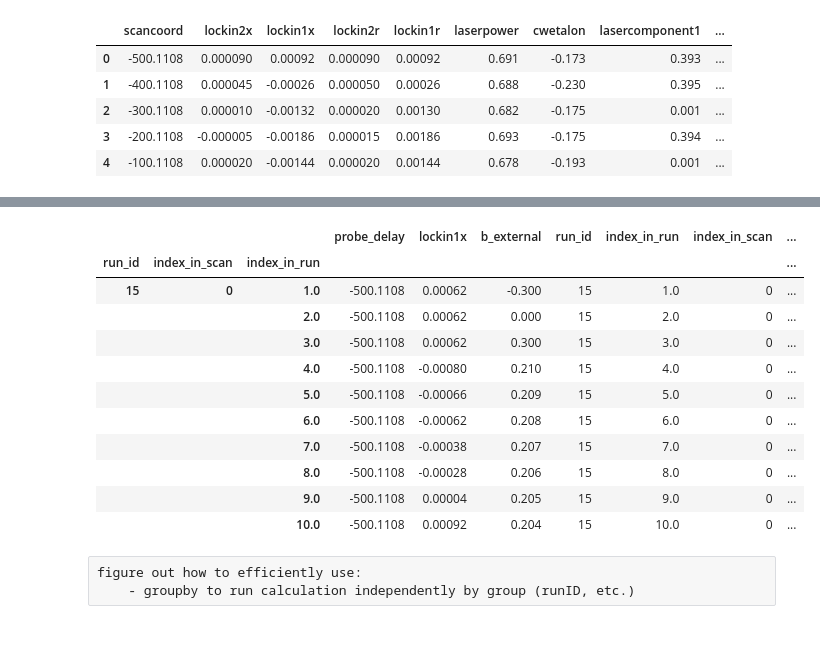
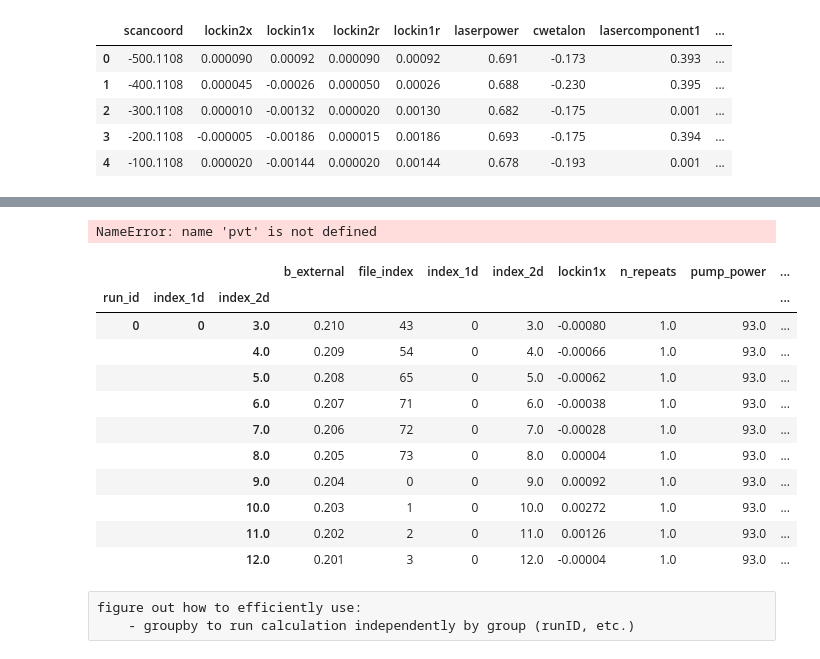
Before and after one commit to mwmacmahon/experimentdataanalysis, a Jupyter notebook: TRKR Phase Analysis via Pandas.ipynb, the cells around one changed output, grey strips where cells are left out. Drawn from its saved outputs; the diff is of its cells as text; code cells hidden in the pictures.

```diff
--- a/TRKR Phase Analysis via Pandas.ipynb
+++ b/TRKR Phase Analysis via Pandas.ipynb
@@ -229,0 +789,4 @@ x`
+# %%
+pvt.values
+# %% [output]
+NameError: name 'pvt' is not defined
@@ -230,22 +830,23 @@ x`
 # %%
-slow_RSA_dataframe = giant_dataframe.query('scancoord > 1.0 or scancoord < -1.0')  # can't be b-field, ensures TRKR
+slow_RSA_dataframe = full_dataframe.query('scancoord > 1.0 or scancoord < -1.0')  # can't be b-field, ensures TRKR
+slow_RSA_dataframe.query('b_external < 0.3 and b_external > 0', inplace=True)
 slow_RSA_dataframe.rename(columns={'scancoord': 'probe_delay'}, inplace=True)
-slow_RSA_dataframe.set_index(['run_id', 'index_in_scan', 'index_in_run'], drop=False, append=False, inplace=True)
+slow_RSA_dataframe.set_index(['run_id', 'index_1d', 'index_2d'], drop=False, append=False, inplace=True)
 slow_RSA_dataframe.sort_index(ascending=True, inplace=True)
 slow_RSA_dataframe.head(10)
 # %% [output]
-|  |  |  | probe_delay | lockin1x | b_external | run_id | index_in_run | index_in_scan | ... |
-| run_id | index_in_scan | index_in_run |  |  |  |  |  |  | ... |
-| 15 | 0 | 1.0 | -500.1108 | 0.00062 | -0.300 | 15 | 1.0 | 0 | ... |
-|  |  | 2.0 | -500.1108 | 0.00062 | 0.000 | 15 | 2.0 | 0 | ... |
-|  |  | 3.0 | -500.1108 | 0.00062 | 0.300 | 15 | 3.0 | 0 | ... |
-|  |  | 4.0 | -500.1108 | -0.00080 | 0.210 | 15 | 4.0 | 0 | ... |
-|  |  | 5.0 | -500.1108 | -0.00066 | 0.209 | 15 | 5.0 | 0 | ... |
-|  |  | 6.0 | -500.1108 | -0.00062 | 0.208 | 15 | 6.0 | 0 | ... |
-|  |  | 7.0 | -500.1108 | -0.00038 | 0.207 | 15 | 7.0 | 0 | ... |
-|  |  | 8.0 | -500.1108 | -0.00028 | 0.206 | 15 | 8.0 | 0 | ... |
-|  |  | 9.0 | -500.1108 | 0.00004 | 0.205 | 15 | 9.0 | 0 | ... |
-|  |  | 10.0 | -500.1108 | 0.00092 | 0.204 | 15 | 10.0 | 0 | ... |
+|  |  |  | b_external | file_index | index_1d | index_2d | lockin1x | n_repeats | pump_power | ... |
+| run_id | index_1d | index_2d |  |  |  |  |  |  |  | ... |
+| 0 | 0 | 3.0 | 0.210 | 43 | 0 | 3.0 | -0.00080 | 1.0 | 93.0 | ... |
+|  |  | 4.0 | 0.209 | 54 | 0 | 4.0 | -0.00066 | 1.0 | 93.0 | ... |
+|  |  | 5.0 | 0.208 | 65 | 0 | 5.0 | -0.00062 | 1.0 | 93.0 | ... |
+|  |  | 6.0 | 0.207 | 71 | 0 | 6.0 | -0.00038 | 1.0 | 93.0 | ... |
+|  |  | 7.0 | 0.206 | 72 | 0 | 7.0 | -0.00028 | 1.0 | 93.0 | ... |
+|  |  | 8.0 | 0.205 | 73 | 0 | 8.0 | 0.00004 | 1.0 | 93.0 | ... |
+|  |  | 9.0 | 0.204 | 0 | 0 | 9.0 | 0.00092 | 1.0 | 93.0 | ... |
+|  |  | 10.0 | 0.203 | 1 | 0 | 10.0 | 0.00272 | 1.0 | 93.0 | ... |
+|  |  | 11.0 | 0.202 | 2 | 0 | 11.0 | 0.00126 | 1.0 | 93.0 | ... |
+|  |  | 12.0 | 0.201 | 3 | 0 | 12.0 | -0.00004 | 1.0 | 93.0 | ... |
 # %% [raw]
 figure out how to efficiently use:
     - groupby to run calculation independently by group (runID, etc.)
```
Also changed, not shown: parts of 27 cells of this notebook, 8 other files.
